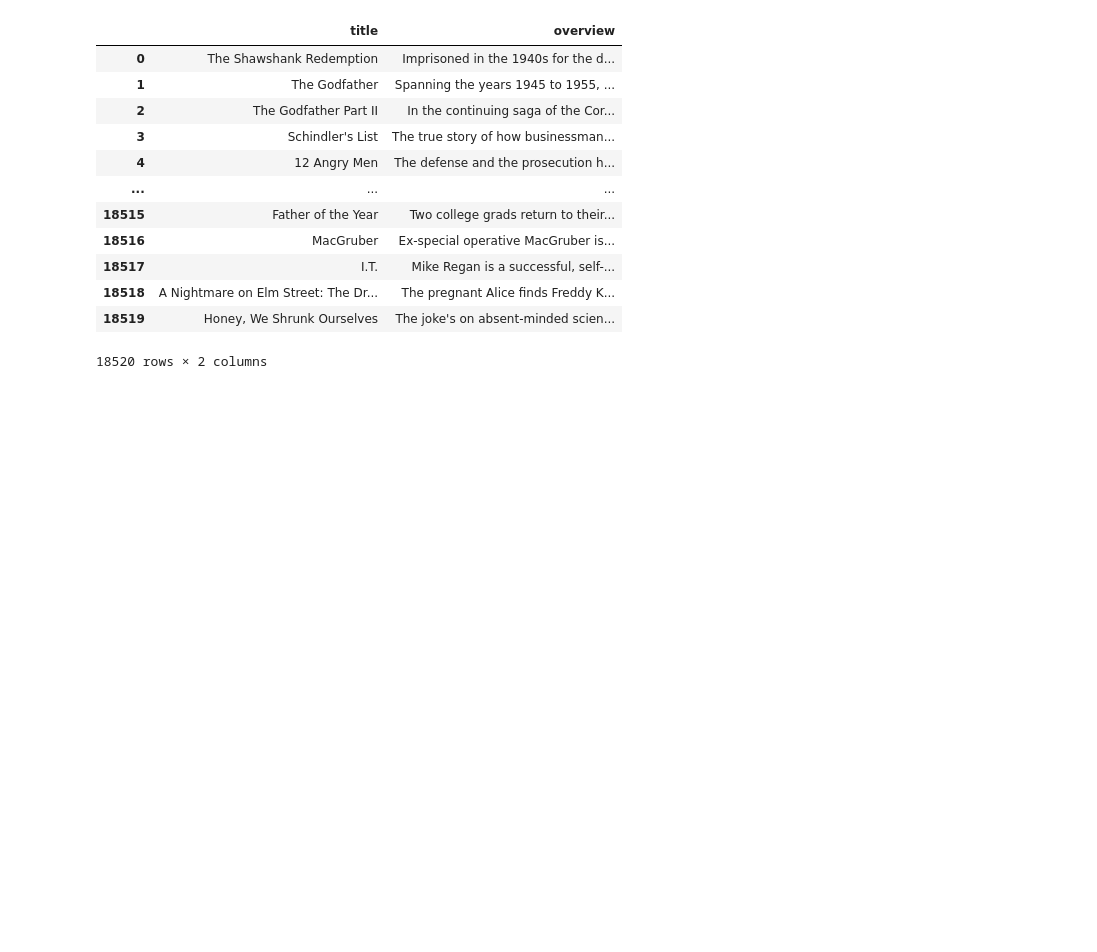
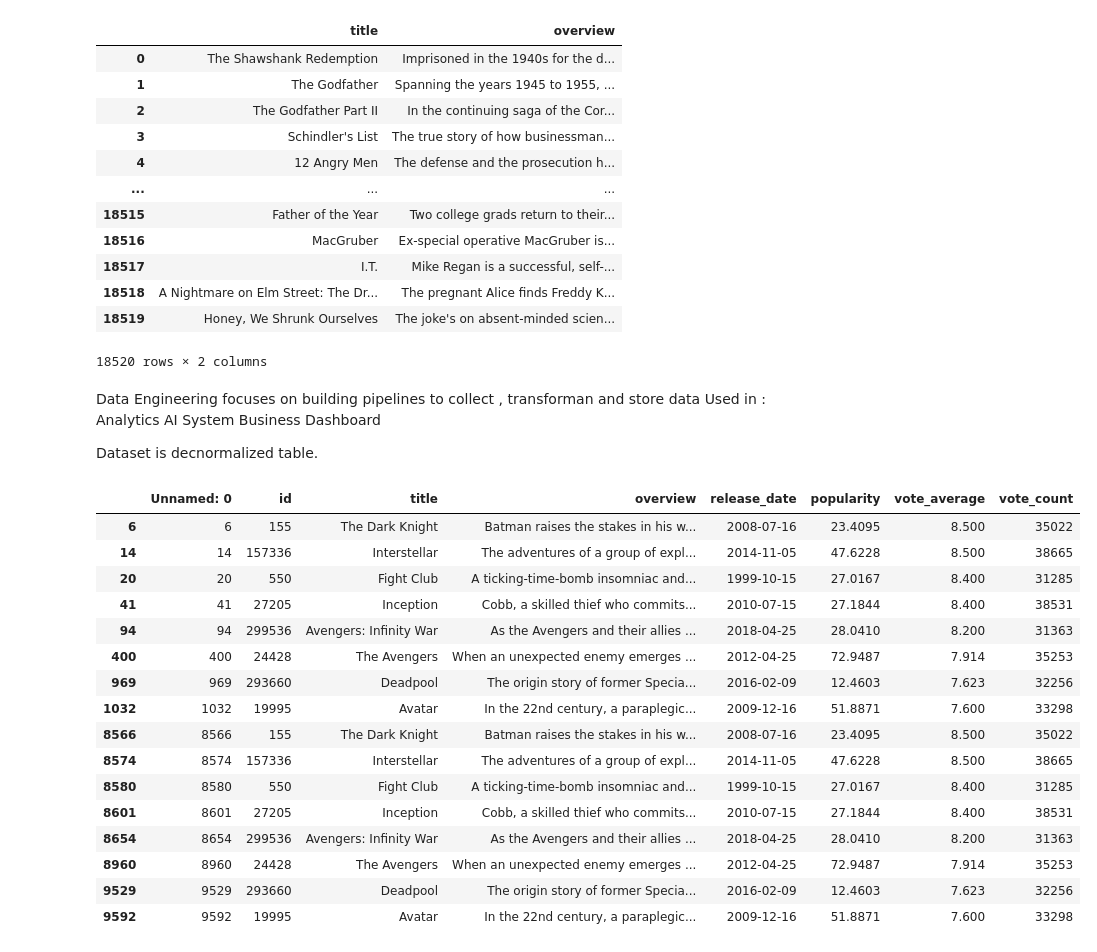
Before and after one commit to jobanpreet10/Python, a Jupyter notebook: Day 4/numpy.ipynb, the cells around one changed output. Cells and saved outputs as stored; diff of their text form; code cells hidden in the pictures; blank space fills up the shorter version.

```diff
--- a/Day 4/numpy.ipynb
+++ b/Day 4/numpy.ipynb
@@ -71,3 +94,35 @@ data[['title','overview']]
 | 18518 | A Nightmare on Elm Street: The Dr... | The pregnant Alice finds Freddy K... |
 | 18519 | Honey, We Shrunk Ourselves | The joke's on absent-minded scien... |
 18520 rows × 2 columns
+# %% [markdown]
+Data Engineering focuses on building pipelines to collect , transforman and store data
+Used in :
+    Analytics
+    AI System
+    Business Dashboard
+
+
+Dataset is decnormalized table.
+# %%
+# filtering of the data
+data[(data['vote_count'] > 30000)]
+
+data[(data['vote_count'] > 30000) & (data['vote_average'] > 2)]
+# %% [output]
+|  | Unnamed: 0 | id | title | overview | release_date | popularity | vote_average | vote_count |
+| 6 | 6 | 155 | The Dark Knight | Batman raises the stakes in his w... | 2008-07-16 | 23.4095 | 8.500 | 35022 |
+| 14 | 14 | 157336 | Interstellar | The adventures of a group of expl... | 2014-11-05 | 47.6228 | 8.500 | 38665 |
+| 20 | 20 | 550 | Fight Club | A ticking-time-bomb insomniac and... | 1999-10-15 | 27.0167 | 8.400 | 31285 |
+| 41 | 41 | 27205 | Inception | Cobb, a skilled thief who commits... | 2010-07-15 | 27.1844 | 8.400 | 38531 |
+| 94 | 94 | 299536 | Avengers: Infinity War | As the Avengers and their allies ... | 2018-04-25 | 28.0410 | 8.200 | 31363 |
+| 400 | 400 | 24428 | The Avengers | When an unexpected enemy emerges ... | 2012-04-25 | 72.9487 | 7.914 | 35253 |
+| 969 | 969 | 293660 | Deadpool | The origin story of former Specia... | 2016-02-09 | 12.4603 | 7.623 | 32256 |
+| 1032 | 1032 | 19995 | Avatar | In the 22nd century, a paraplegic... | 2009-12-16 | 51.8871 | 7.600 | 33298 |
+| 8566 | 8566 | 155 | The Dark Knight | Batman raises the stakes in his w... | 2008-07-16 | 23.4095 | 8.500 | 35022 |
+| 8574 | 8574 | 157336 | Interstellar | The adventures of a group of expl... | 2014-11-05 | 47.6228 | 8.500 | 38665 |
+| 8580 | 8580 | 550 | Fight Club | A ticking-time-bomb insomniac and... | 1999-10-15 | 27.0167 | 8.400 | 31285 |
+| 8601 | 8601 | 27205 | Inception | Cobb, a skilled thief who commits... | 2010-07-15 | 27.1844 | 8.400 | 38531 |
+| 8654 | 8654 | 299536 | Avengers: Infinity War | As the Avengers and their allies ... | 2018-04-25 | 28.0410 | 8.200 | 31363 |
+| 8960 | 8960 | 24428 | The Avengers | When an unexpected enemy emerges ... | 2012-04-25 | 72.9487 | 7.914 | 35253 |
+| 9529 | 9529 | 293660 | Deadpool | The origin story of former Specia... | 2016-02-09 | 12.4603 | 7.623 | 32256 |
+| 9592 | 9592 | 19995 | Avatar | In the 22nd century, a paraplegic... | 2009-12-16 | 51.8871 | 7.600 | 33298 |
```
Also changed, not shown: parts of 16 cells of this notebook, 4 other files.
